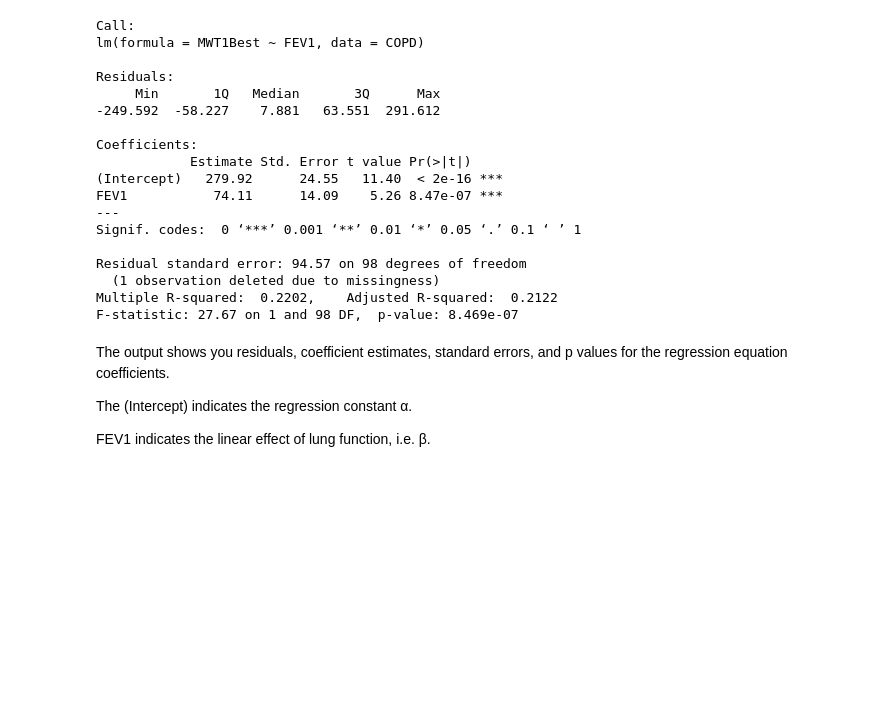
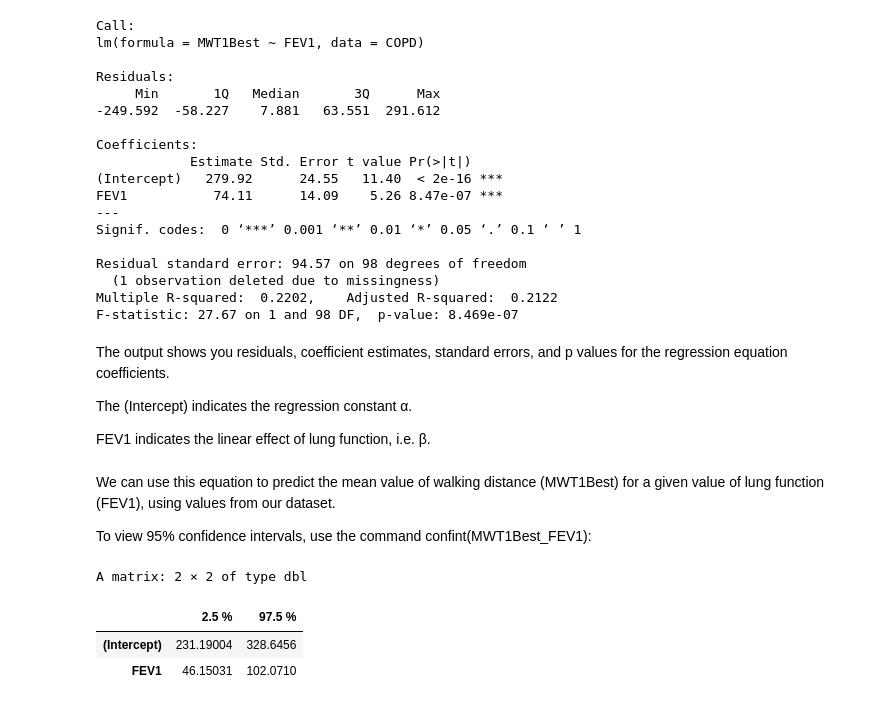
Before and after one commit to arnabmy/public-health-analysis, a Jupyter notebook: COPD.ipynb, the cells around one changed output. Drawn from its saved outputs; the diff is of its cells as text; code cells hidden in the pictures; blank space fills up the shorter version.

```diff
--- a/COPD.ipynb
+++ b/COPD.ipynb
@@ -232,3 +232,14 @@ The output shows you residuals, coefficient estimates, standard errors, and p va
 The (Intercept) indicates the regression constant α.
 
 FEV1 indicates the linear effect of lung function, i.e. β.
+# %% [markdown]
+We can use this equation to predict the mean value of walking distance (MWT1Best) for a given value of lung function (FEV1), using values from our dataset.
+
+To view 95% confidence intervals, use the command confint(MWT1Best_FEV1):
+# %%
+confint(MWT1Best_FEV1)
+# %% [output]
+A matrix: 2 × 2 of type dbl
+|  | 2.5 % | 97.5 % |
+| (Intercept) | 231.19004 | 328.6456 |
+| FEV1 | 46.15031 | 102.0710 |
```
Also changed, not shown: parts of 1 cell of this notebook.
